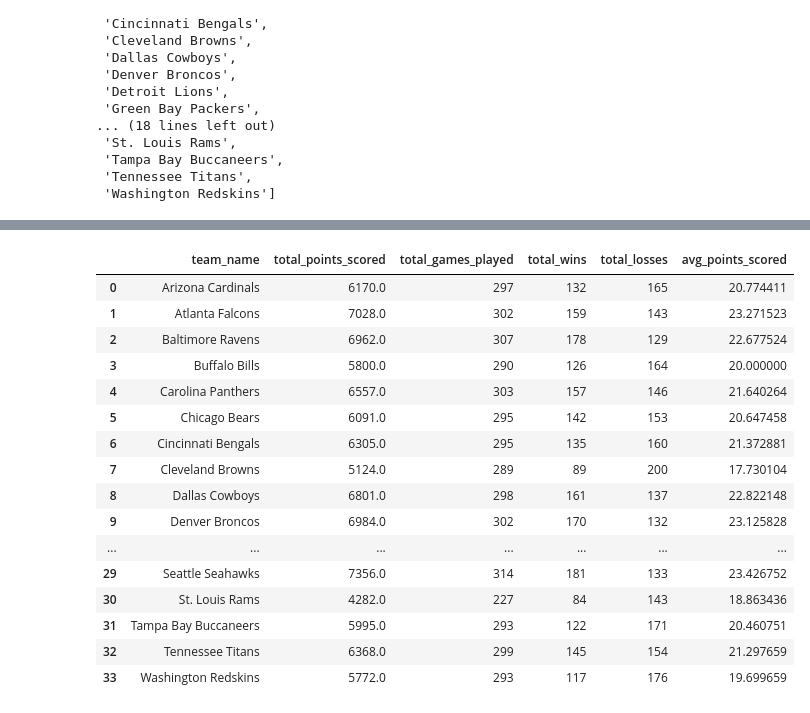
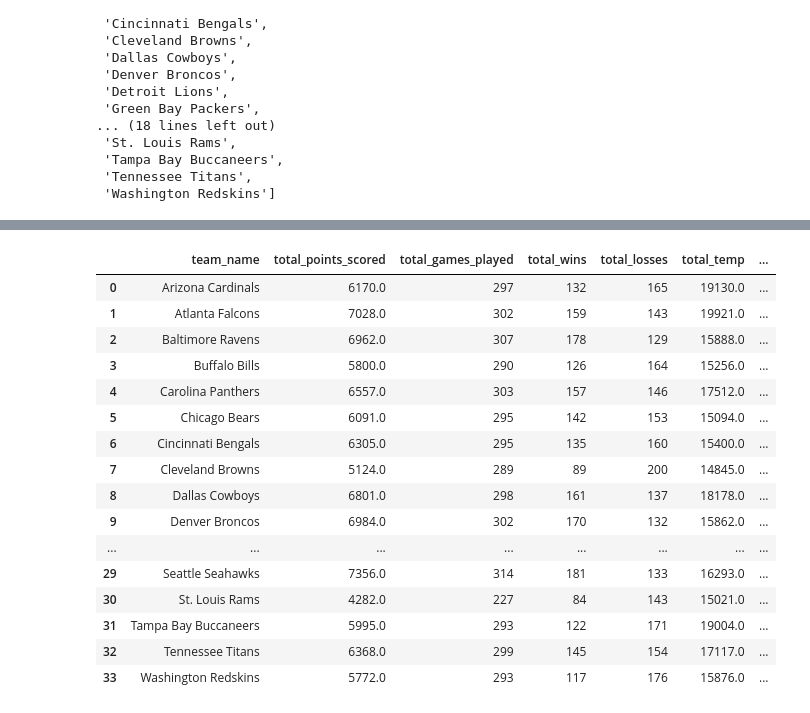
Before and after one commit to potterc22/Project1_TeamB, a Jupyter notebook: startercode.ipynb, the cells around one changed output, grey strips where cells are left out. Cells and saved outputs as stored; diff of their text form; code cells hidden in the pictures.

Commit message:
Added Avg Temperature

```diff
--- a/startercode.ipynb
+++ b/startercode.ipynb
@@ -272,5 +272,6 @@ team_stats['total_points_scored'] = 0
 team_stats['total_games_played'] = 0
 team_stats['total_wins'] = 0
 team_stats['total_losses'] = 0
+team_stats['total_temp'] = 0
 team_stats
 # %% [output]
@@ -297,50 +298,65 @@ count = 0
 # convert home and away scores to float
 merged_2002_2019['score_home'] = merged_2002_2019['score_home'].astype(float)
 merged_2002_2019['score_away'] = merged_2002_2019['score_away'].astype(float)
+merged_2002_2019['weather_temperature'] = pd.to_numeric(merged_2002_2019['weather_temperature'])
+
 # Loop through each team
 for team in teams:
     # Loop through each row of the merged data for 2002-2018
     for index, row in merged_2002_2019.iterrows():
         # loop through each row and looking for team in home or away and adding the score to our dataframe
         if row['team_home'] == team:
             team_stats.loc[count, 'total_points_scored'] += row['score_home']
             team_stats.loc[count, 'total_games_played'] += 1
+            if row['weather_temperature'] != 'NaN':
+                team_stats.loc[count, 'total_temp'] += row['weather_temperature']
+            else:
+                continue
             if row['score_home'] > row['score_away']:
                 team_stats.loc[count, 'total_wins'] += 1
             else:
                 team_stats.loc[count, 'total_losses'] += 1
         elif row['team_away'] == team:
             team_stats.loc[count, 'total_points_scored'] += row['score_away']
             team_stats.loc[count, 'total_games_played'] += 1
+            if row['weather_temperature'] != 'NaN':
+                team_stats.loc[count, 'total_temp'] += row['weather_temperature']
+            else:
+                continue
             if row['score_away'] > row['score_home']:
                 team_stats.loc[count, 'total_wins'] += 1
             else:
                 team_stats.loc[count, 'total_losses'] += 1
         else:
             continue
+
     count += 1
+    total_temp = 0
+
+
 
 # Add avg points scored column
 team_stats['avg_points_scored'] = team_stats['total_points_scored'] / team_stats['total_games_played']
+team_stats['avg_temperature'] = team_stats['total_temp'] / team_stats['total_games_played']
 team_stats
 # %% [output]
-|  | team_name | total_points_scored | total_games_played | total_wins | total_losses | avg_points_scored |
-| 0 | Arizona Cardinals | 6170.0 | 297 | 132 | 165 | 20.774411 |
-| 1 | Atlanta Falcons | 7028.0 | 302 | 159 | 143 | 23.271523 |
-| 2 | Baltimore Ravens | 6962.0 | 307 | 178 | 129 | 22.677524 |
-| 3 | Buffalo Bills | 5800.0 | 290 | 126 | 164 | 20.000000 |
-| 4 | Carolina Panthers | 6557.0 | 303 | 157 | 146 | 21.640264 |
-| 5 | Chicago Bears | 6091.0 | 295 | 142 | 153 | 20.647458 |
-| 6 | Cincinnati Bengals | 6305.0 | 295 | 135 | 160 | 21.372881 |
-| 7 | Cleveland Browns | 5124.0 | 289 | 89 | 200 | 17.730104 |
-| 8 | Dallas Cowboys | 6801.0 | 298 | 161 | 137 | 22.822148 |
-| 9 | Denver Broncos | 6984.0 | 302 | 170 | 132 | 23.125828 |
-| ... | ... | ... | ... | ... | ... | ... |
-| 29 | Seattle Seahawks | 7356.0 | 314 | 181 | 133 | 23.426752 |
-| 30 | St. Louis Rams | 4282.0 | 227 | 84 | 143 | 18.863436 |
-| 31 | Tampa Bay Buccaneers | 5995.0 | 293 | 122 | 171 | 20.460751 |
-| 32 | Tennessee Titans | 6368.0 | 299 | 145 | 154 | 21.297659 |
-| 33 | Washington Redskins | 5772.0 | 293 | 117 | 176 | 19.699659 |
+|  | team_name | total_points_scored | total_games_played | total_wins | total_losses | total_temp | ... |
+| 0 | Arizona Cardinals | 6170.0 | 297 | 132 | 165 | 19130.0 | ... |
+| 1 | Atlanta Falcons | 7028.0 | 302 | 159 | 143 | 19921.0 | ... |
+| 2 | Baltimore Ravens | 6962.0 | 307 | 178 | 129 | 15888.0 | ... |
+| 3 | Buffalo Bills | 5800.0 | 290 | 126 | 164 | 15256.0 | ... |
+| 4 | Carolina Panthers | 6557.0 | 303 | 157 | 146 | 17512.0 | ... |
+| 5 | Chicago Bears | 6091.0 | 295 | 142 | 153 | 15094.0 | ... |
+| 6 | Cincinnati Bengals | 6305.0 | 295 | 135 | 160 | 15400.0 | ... |
+| 7 | Cleveland Browns | 5124.0 | 289 | 89 | 200 | 14845.0 | ... |
+| 8 | Dallas Cowboys | 6801.0 | 298 | 161 | 137 | 18178.0 | ... |
+| 9 | Denver Broncos | 6984.0 | 302 | 170 | 132 | 15862.0 | ... |
+| ... | ... | ... | ... | ... | ... | ... | ... |
+| 29 | Seattle Seahawks | 7356.0 | 314 | 181 | 133 | 16293.0 | ... |
+| 30 | St. Louis Rams | 4282.0 | 227 | 84 | 143 | 15021.0 | ... |
+| 31 | Tampa Bay Buccaneers | 5995.0 | 293 | 122 | 171 | 19004.0 | ... |
+| 32 | Tennessee Titans | 6368.0 | 299 | 145 | 154 | 17117.0 | ... |
+| 33 | Washington Redskins | 5772.0 | 293 | 117 | 176 | 15876.0 | ... |
 # %%
 team_stats_sorted = team_stats.sort_values('avg_points_scored', ascending=False)
 team_stats_sorted
```
Also changed, not shown: parts of 3 cells of this notebook.
